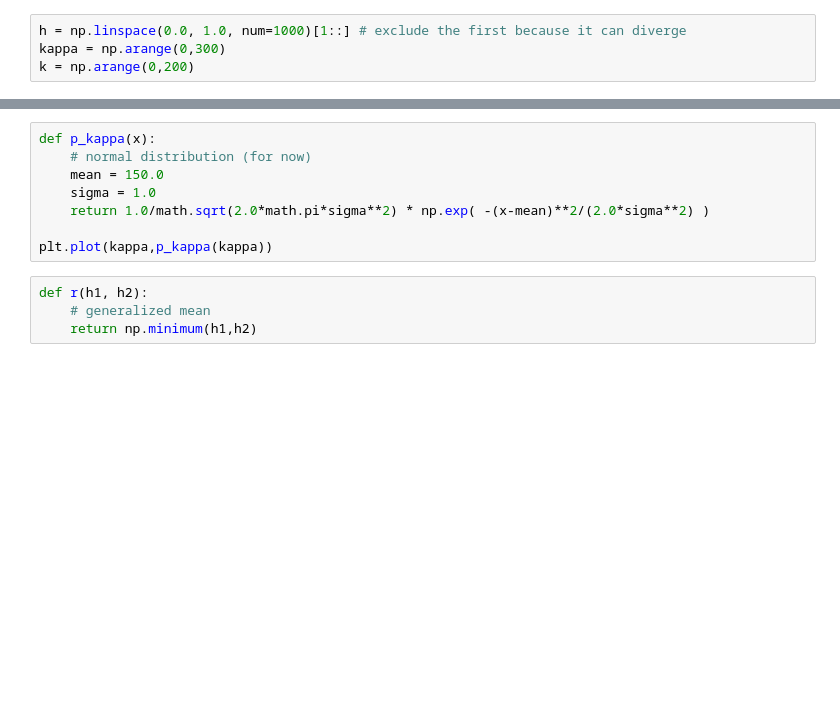
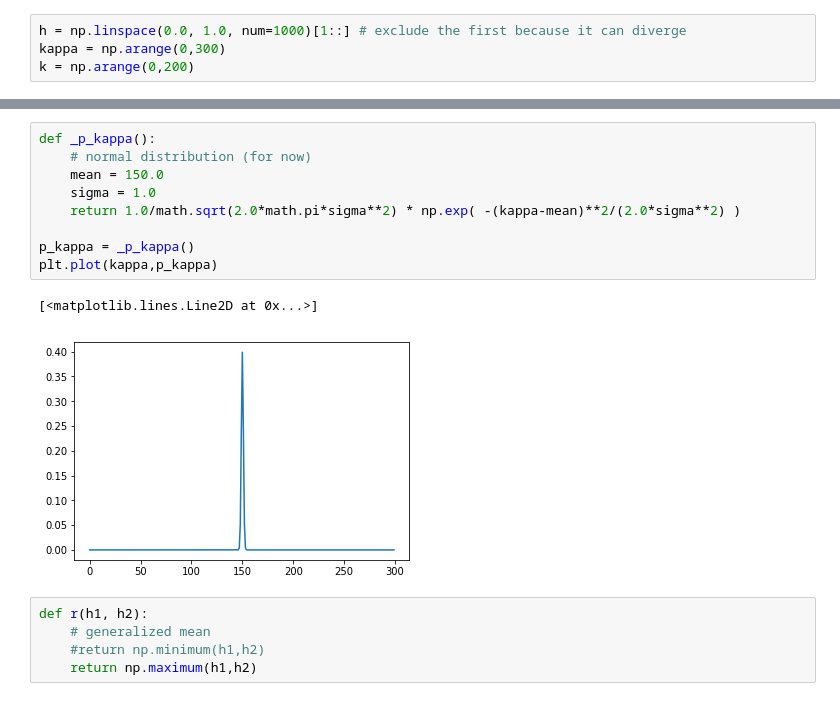
Before and after one commit to yohm/sim_sampling_analysis, a Jupyter notebook: calc.ipynb, the cells around one changed output, grey strips where cells are left out. Drawn from its saved outputs; the diff is of its cells as text; blank space fills up the shorter version.

```diff
--- a/calc.ipynb
+++ b/calc.ipynb
@@ -18,13 +22,18 @@ np.sum(rho(h))*dh
 # %%
-def p_kappa(x):
+def _p_kappa():
     # normal distribution (for now)
     mean = 150.0
     sigma = 1.0
-    return 1.0/math.sqrt(2.0*math.pi*sigma**2) * np.exp( -(x-mean)**2/(2.0*sigma**2) )
+    return 1.0/math.sqrt(2.0*math.pi*sigma**2) * np.exp( -(kappa-mean)**2/(2.0*sigma**2) )
 
-plt.plot(kappa,p_kappa(kappa))
+p_kappa = _p_kappa()
+plt.plot(kappa,p_kappa)
+# %% [output]
+[<matplotlib.lines.Line2D at 0x...>]
+[figure, added]
 # %%
 def r(h1, h2):
     # generalized mean
-    return np.minimum(h1,h2)
+    #return np.minimum(h1,h2)
+    return np.maximum(h1,h2)
 # %%
```
Also changed, not shown: parts of 9 cells of this notebook.
